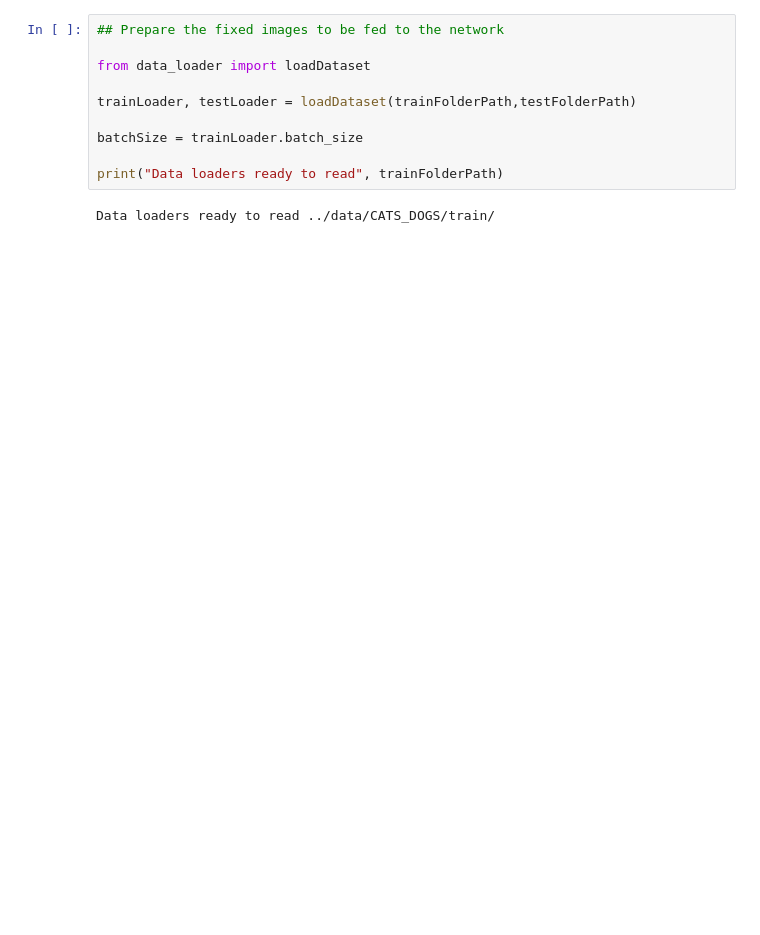
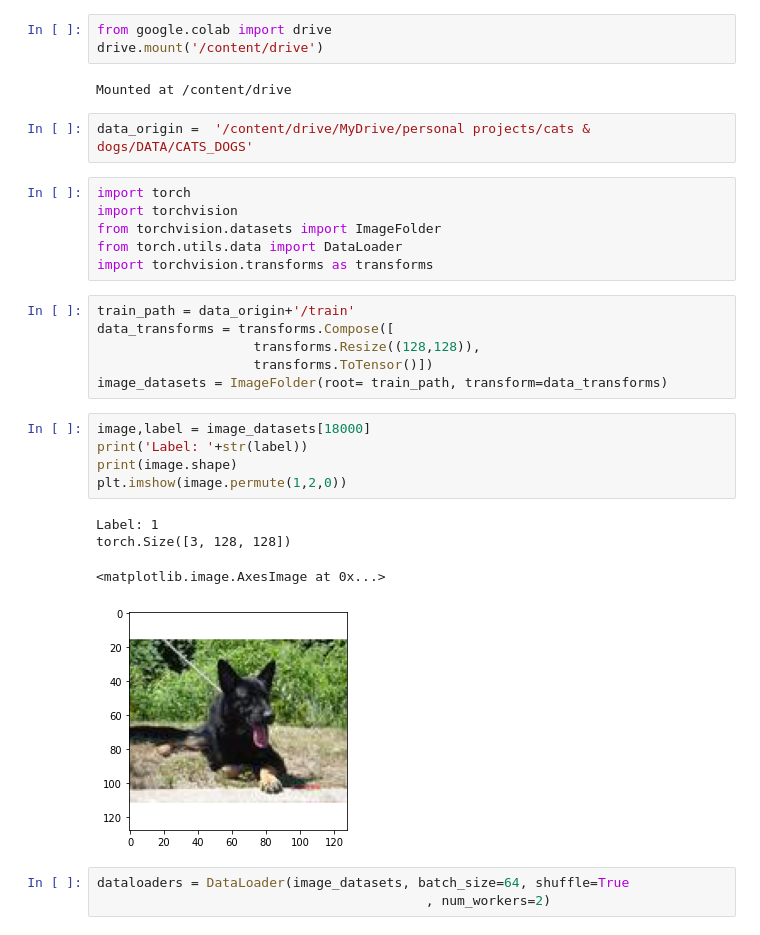
Before and after one commit to AsimZz/cats-dogs-classification-using-cnn, a Jupyter notebook: main.ipynb, the cells around one changed output. Cells and saved outputs as stored; diff of their text form; blank space fills up the shorter version.

```diff
--- a/main.ipynb
+++ b/main.ipynb
@@ -50,12 +9,32 @@ Done.
-# %%
-## Prepare the fixed images to be fed to the network
-
-from data_loader import loadDataset
-
-trainLoader, testLoader = loadDataset(trainFolderPath,testFolderPath)
-
-batchSize = trainLoader.batch_size
-
-print("Data loaders ready to read", trainFolderPath)
-# %% [output]
-Data loaders ready to read ../data/CATS_DOGS/train/
+# %%
+from google.colab import drive
+drive.mount('/content/drive')
+# %% [output]
+Mounted at /content/drive
+# %%
+data_origin =  '/content/drive/MyDrive/personal projects/cats & dogs/DATA/CATS_DOGS'
+# %%
+import torch
+import torchvision
+from torchvision.datasets import ImageFolder
+from torch.utils.data import DataLoader
+import torchvision.transforms as transforms
+# %%
+train_path = data_origin+'/train'
+data_transforms = transforms.Compose([
+                    transforms.Resize((128,128)),
+                    transforms.ToTensor()])
+image_datasets = ImageFolder(root= train_path, transform=data_transforms)
+# %%
+image,label = image_datasets[18000]
+print('Label: '+str(label))
+print(image.shape)
+plt.imshow(image.permute(1,2,0))
+# %% [output]
+Label: 1
+torch.Size([3, 128, 128])
+<matplotlib.image.AxesImage at 0x...>
+[figure, added]
+# %%
+dataloaders = DataLoader(image_datasets, batch_size=64, shuffle=True
+                                          , num_workers=2)
```
Also changed, not shown: parts of 6 cells of this notebook.
